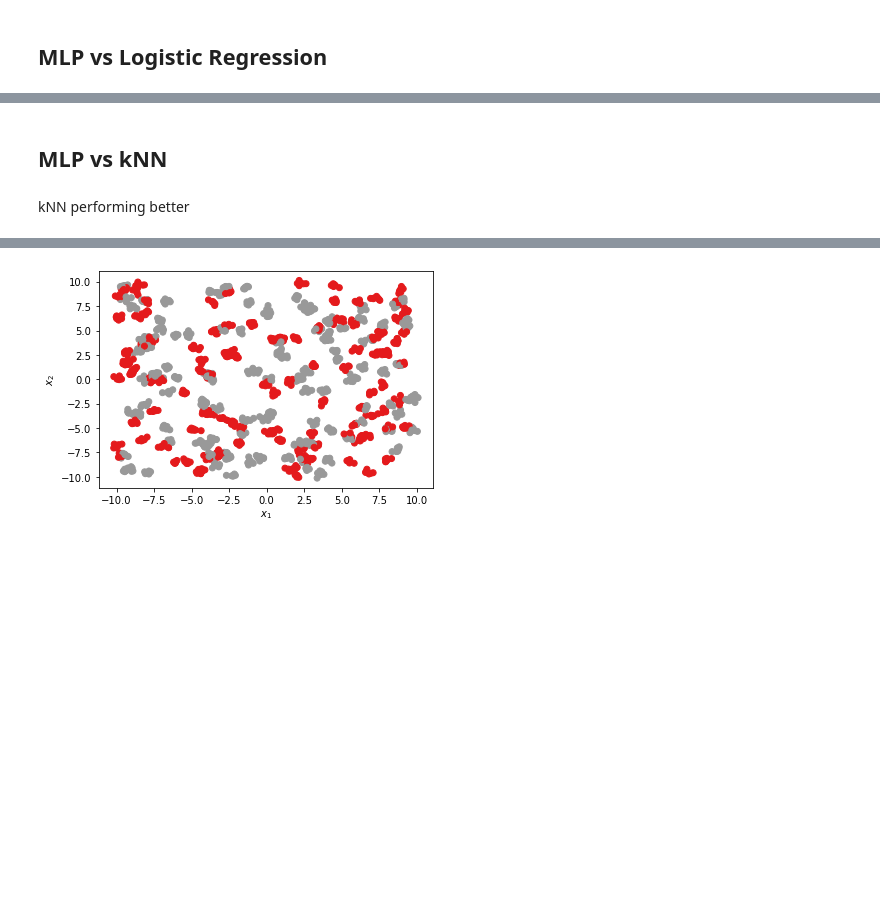
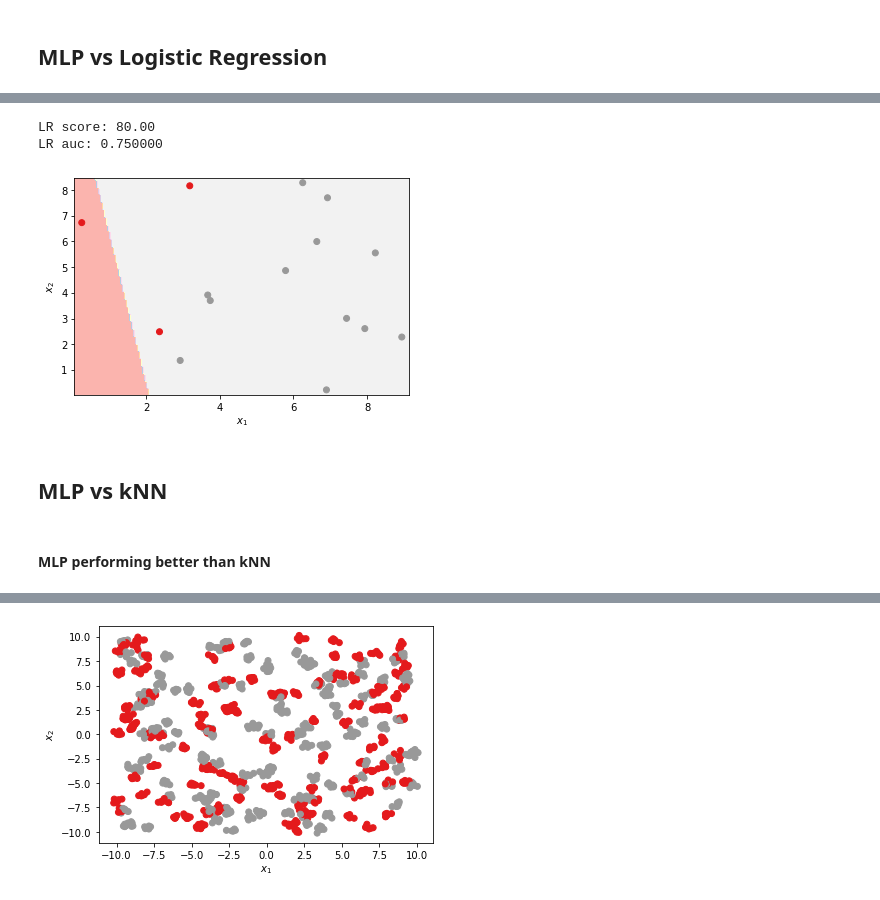
Before and after one commit to MBorgesT/ML_Assignment, a Jupyter notebook: matheus_draft.ipynb, the cells around one changed output, grey strips where cells are left out. Saved outputs shown, nothing was run; the diff lists cells and outputs as text; code cells hidden in the pictures; blank space fills up the shorter version.

```diff
--- a/matheus_draft.ipynb
+++ b/matheus_draft.ipynb
@@ -16,4 +61,14 @@ warnings.simplefilter(action='ignore', category=FutureWarning)
+# %%
+lr = LogisticRegression().fit(X_train, y_train)
+print('LR score: %.2f' % (lr.score(X_test, y_test) * 100))
+print('LR auc: %f' % roc_auc_score(y_test, lr.predict(X_test)))
+
+plot_classifier_boundary(lr, X, y)
+# %% [output]
+LR score: 80.00
+LR auc: 0.750000
+[figure, added]
 # %% [markdown]
 <h2>MLP vs kNN</h2>
-# %% [markdown]
-kNN performing better
+# %% [markdown]
+<h4>MLP performing better than kNN</h4>
```
Also changed, not shown: parts of 19 cells of this notebook, 1 other file.
